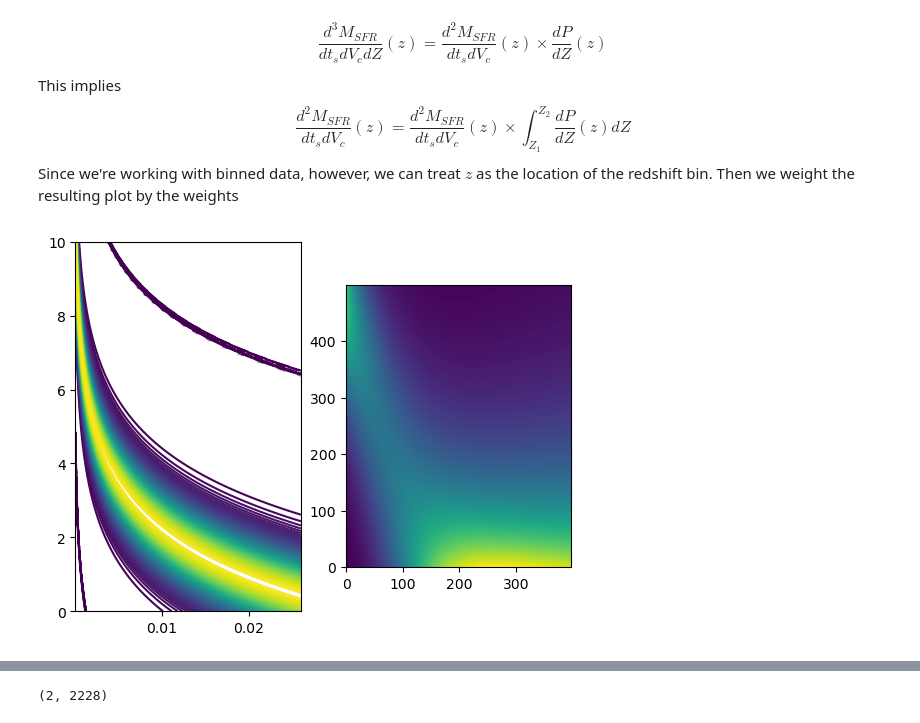
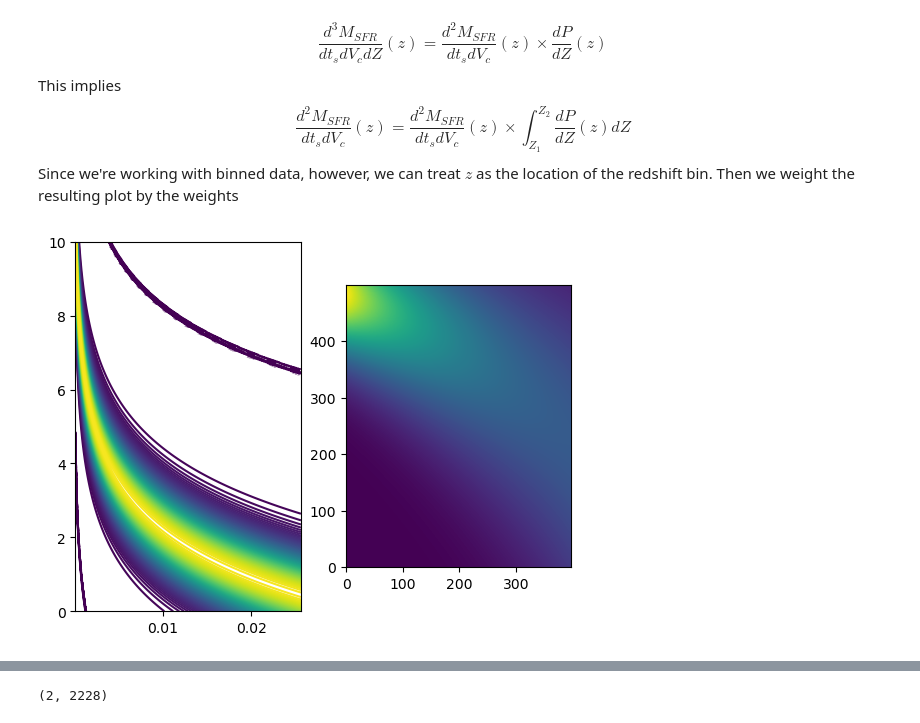
Before and after one commit to stlgolfer/metallicity_mergers, a Jupyter notebook: convolve_test.ipynb, the cells around one changed output, grey strips where cells are left out. Cells and saved outputs as stored; diff of their text form; code cells hidden in the pictures.

```diff
--- a/convolve_test.ipynb
+++ b/convolve_test.ipynb
@@ -33,7 +33,7 @@ metallicities = fdata["BSE_System_Parameters"]["Metallicity@ZAMS(1)"][()]
 # potentially mask with/without a stable mass transfer or without an envelope
 mixture_weight = fdata["BSE_System_Parameters"]["mixture_weight"][()]
 fdata.close()
-TYPES = 'BNS'
+TYPES = 'BBH'
 fe_binned, fe_bins, compasdata = get_formation_efficiency(filepath, types=TYPES)
 delayTimes = compasdata.delayTimes
 
@@ -323,21 +323,21 @@ Since we're working with binned data, however, we can treat $z$ as the location
 # %%
 # now let's plot the 2d histogram
 # ok now let's do this in 2D. if we can marginalize this correctly then we've done something right
-options = sfr_van_son['max']
+options = sfr_van_son['fiducial']
 Zmesh, redshiftMesh = np.meshgrid(
     options.log_metallicity_bin_centers,
     np.linspace(0, 10, 1000)
 )
 func = fractionLogNormalCenter(Zmesh, redshiftMesh, 0.0045, np.diff(options.log_metallicity_bin_edges))
 twodfig, (twodax, imax) = plt.subplots(1,2)
 twodax.contour((Zmesh), redshiftMesh, func, levels=100)
 
 # imax.imshow((options.calculate_sfr()[:, np.newaxis].value*options.calculate_metallicity_distro()).T)
 imax.imshow(options.calculate_metallicity_distro().T)
 imax.invert_yaxis()
 twodfig.show()
 # %% [output]
-[figure, old version]
+[figure, new version]
 # %%
 sfr_dict = {
     "redshift_bin_edges": options.redshift_bin_edges,
```
Also changed, not shown: parts of 6 cells of this notebook, 2 other files.
